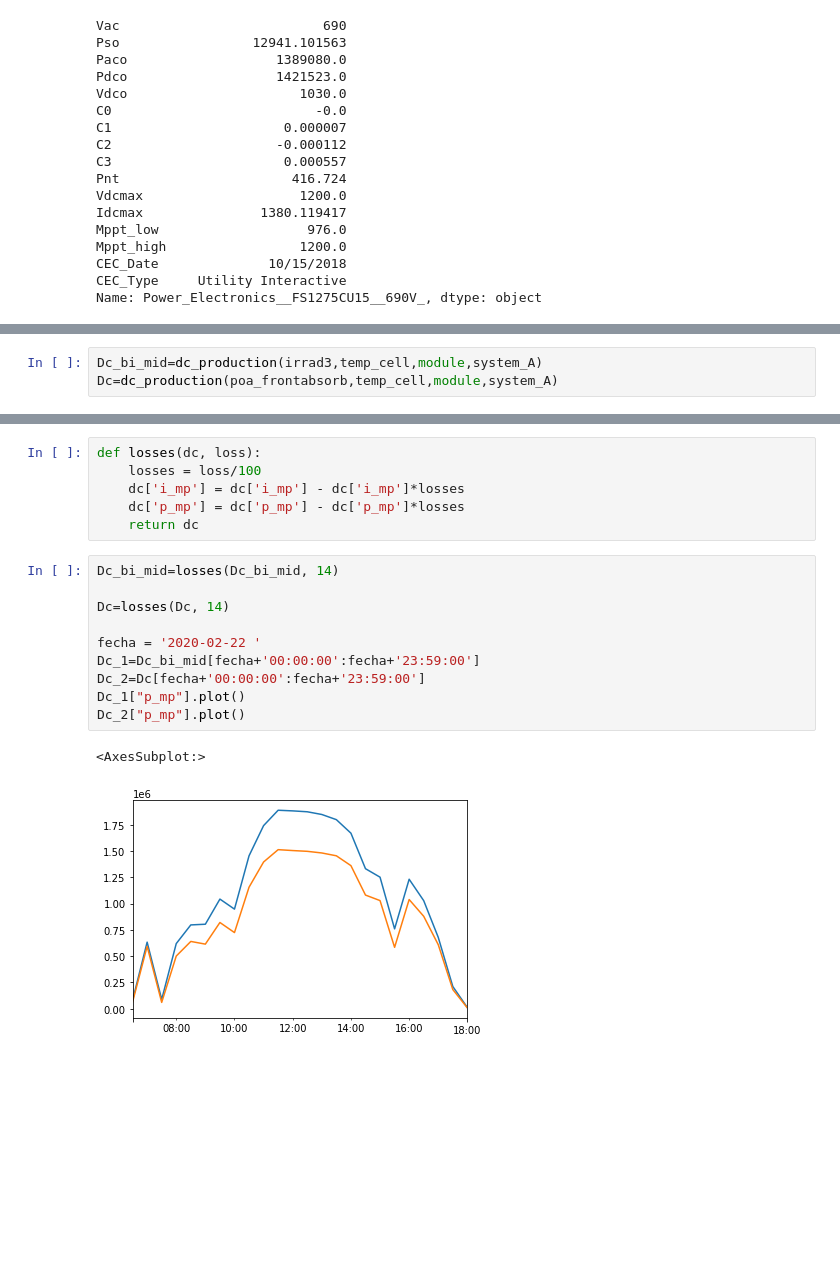
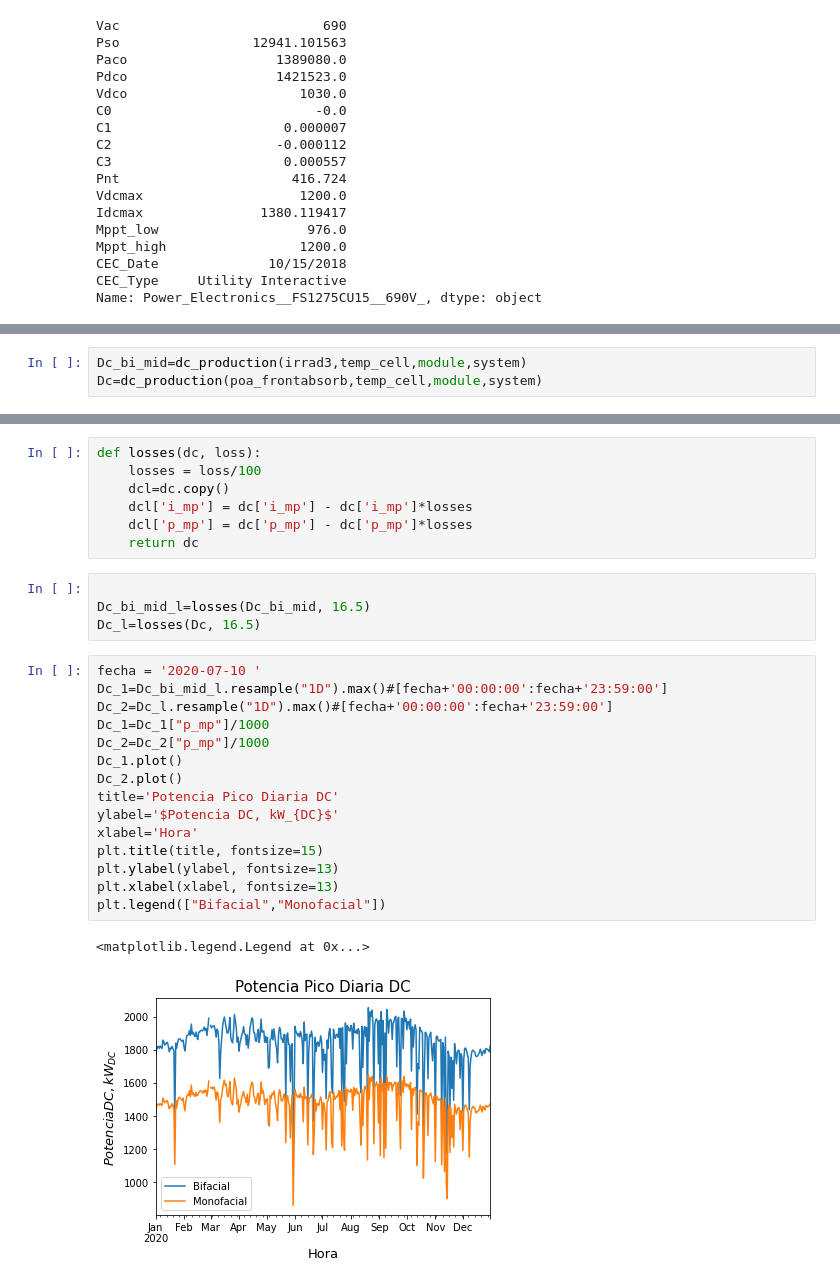
Before and after one commit to BifacialPV/Proyecto-de-grado, a Jupyter notebook: Codigo_Personal/Codigo_Base.ipynb, the cells around one changed output, grey strips where cells are left out. Drawn from its saved outputs; the diff is of its cells as text; blank space fills up the shorter version.

```diff
--- a/Codigo_Personal/Codigo_Base.ipynb
+++ b/Codigo_Personal/Codigo_Base.ipynb
@@ -571,5 +601,5 @@ def dc_production(effective_irradiance, module_temperature,module,system):
 
     return dc
 # %%
-Dc_bi_mid=dc_production(irrad3,temp_cell,module,system_A)
-Dc=dc_production(poa_frontabsorb,temp_cell,module,system_A)
+Dc_bi_mid=dc_production(irrad3,temp_cell,module,system)
+Dc=dc_production(poa_frontabsorb,temp_cell,module,system)
@@ -576,19 +609,29 @@ Dc=dc_production(poa_frontabsorb,temp_cell,module,system_A)
 # %%
 def losses(dc, loss):
     losses = loss/100
-    dc['i_mp'] = dc['i_mp'] - dc['i_mp']*losses
-    dc['p_mp'] = dc['p_mp'] - dc['p_mp']*losses
+    dcl=dc.copy()
+    dcl['i_mp'] = dc['i_mp'] - dc['i_mp']*losses
+    dcl['p_mp'] = dc['p_mp'] - dc['p_mp']*losses
     return dc
-# %%
-Dc_bi_mid=losses(Dc_bi_mid, 14)
-
-Dc=losses(Dc, 14)
-
-fecha = '2020-02-22 '
-Dc_1=Dc_bi_mid[fecha+'00:00:00':fecha+'23:59:00']
-Dc_2=Dc[fecha+'00:00:00':fecha+'23:59:00']
-Dc_1["p_mp"].plot()
-Dc_2["p_mp"].plot()
-# %% [output]
-<AxesSubplot:>
-[figure, removed]
+# %%
+
+Dc_bi_mid_l=losses(Dc_bi_mid, 16.5)
+Dc_l=losses(Dc, 16.5)
+# %%
+fecha = '2020-07-10 '
+Dc_1=Dc_bi_mid_l.resample("1D").max()#[fecha+'00:00:00':fecha+'23:59:00']
+Dc_2=Dc_l.resample("1D").max()#[fecha+'00:00:00':fecha+'23:59:00']
+Dc_1=Dc_1["p_mp"]/1000
+Dc_2=Dc_2["p_mp"]/1000
+Dc_1.plot()
+Dc_2.plot()
+title='Potencia Pico Diaria DC'
+ylabel='$Potencia DC, kW_{DC}$'
+xlabel='Hora'
+plt.title(title, fontsize=15)
+plt.ylabel(ylabel, fontsize=13)
+plt.xlabel(xlabel, fontsize=13)
+plt.legend(["Bifacial","Monofacial"])
+# %% [output]
+<matplotlib.legend.Legend at 0x...>
+[figure, added]
```
Also changed, not shown: parts of 42 cells of this notebook, 35 other files.
